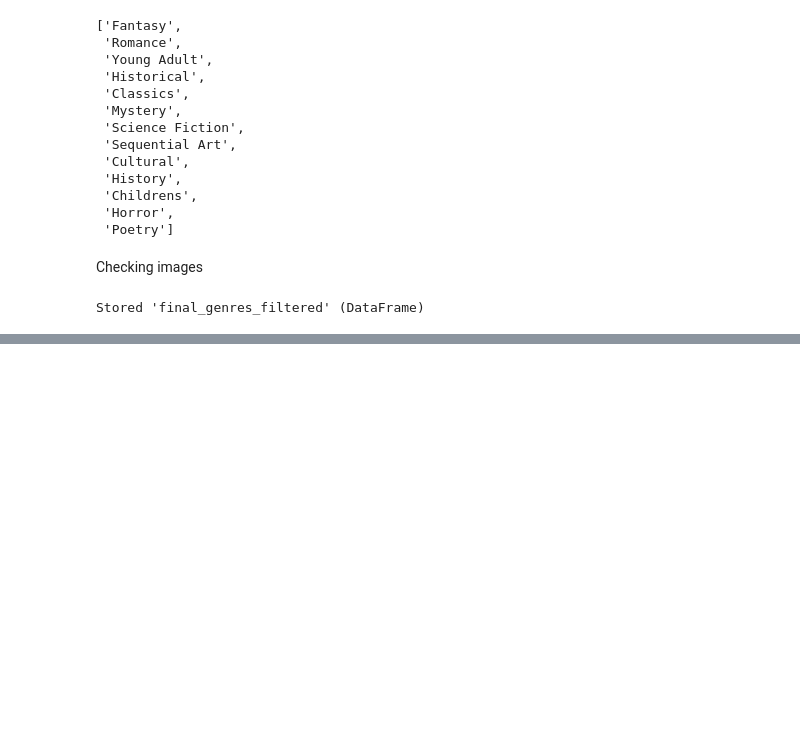
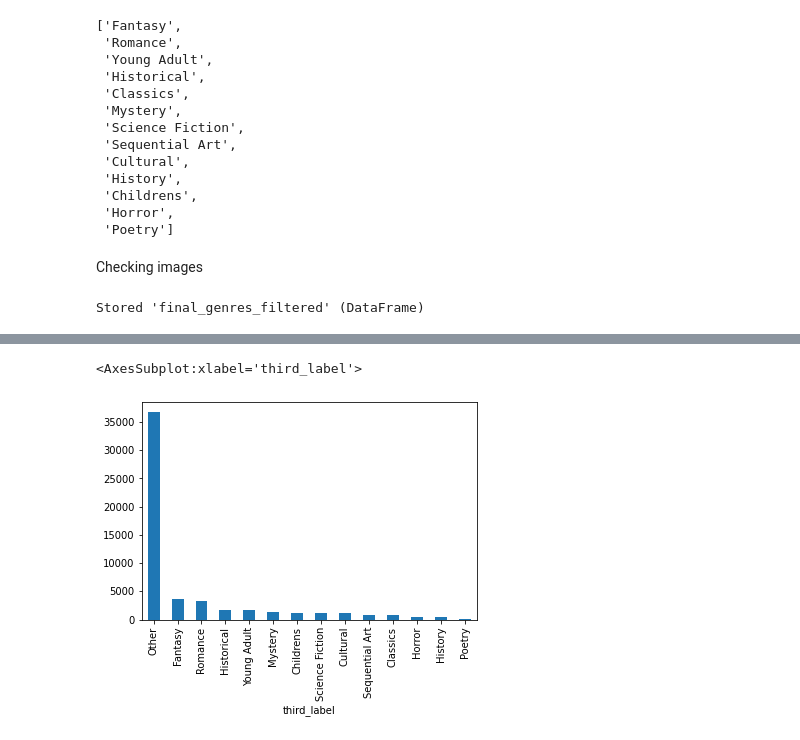
Before and after one commit to A-Istrate/80629_Project, a Jupyter notebook: ML80629_Data_preparation.ipynb, the cells around one changed output, grey strips where cells are left out. Drawn from its saved outputs; the diff is of its cells as text; code cells hidden in the pictures; blank space fills up the shorter version.

```diff
--- a/ML80629_Data_preparation.ipynb
+++ b/ML80629_Data_preparation.ipynb
@@ -189,0 +200,5 @@ Stored 'final_genres_filtered' (DataFrame)
+# %%
+final_genres_filtered.value_counts("third_label").plot.bar()
+# %% [output]
+<AxesSubplot:xlabel='third_label'>
+[figure, added]
```
Also changed, not shown: parts of 2 cells of this notebook, 2 other files.
